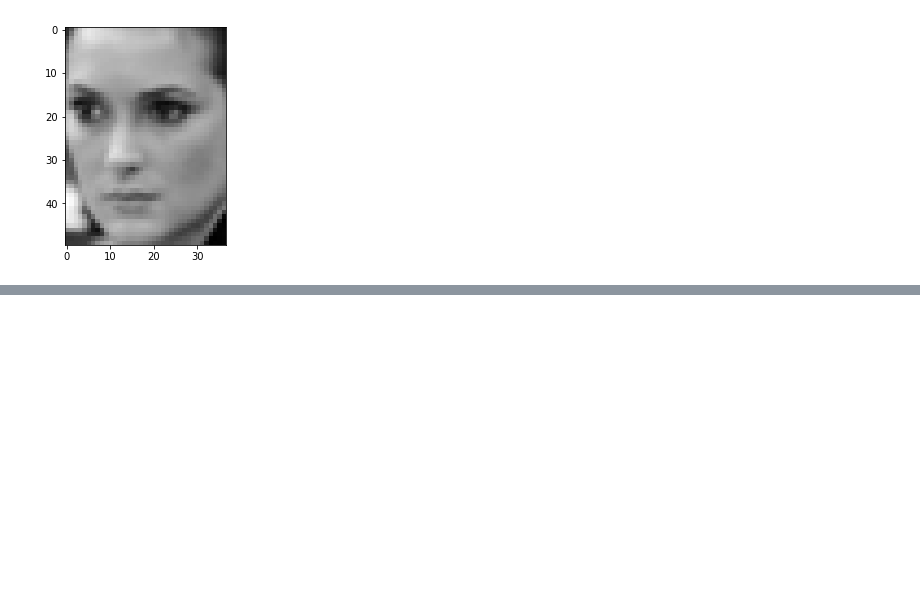
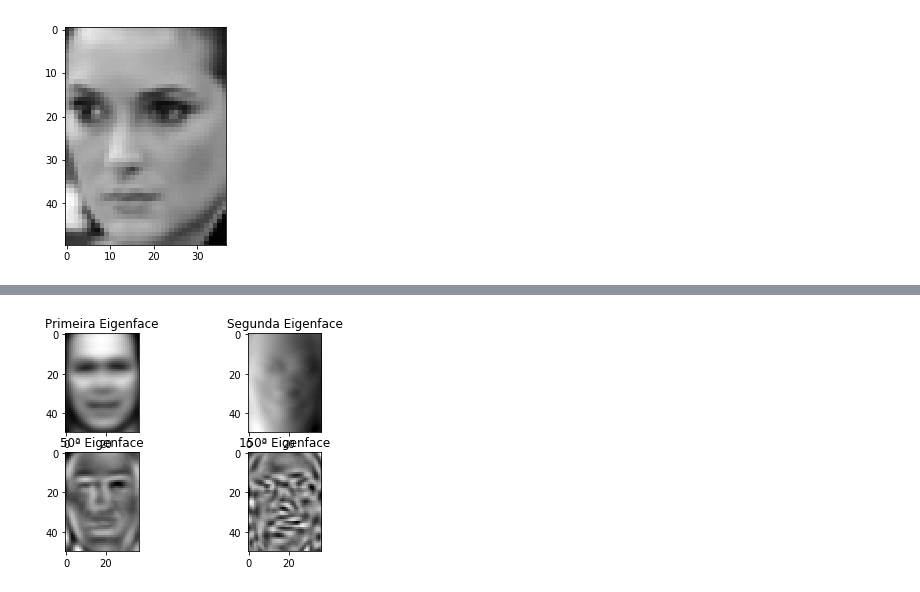
Before and after one commit to Rkanehisa/AlgebraOtimizacaoML, a Jupyter notebook: trabalho_2/trabalho_2.ipynb, the cells around one changed output, grey strips where cells are left out. Saved outputs shown, nothing was run; the diff lists cells and outputs as text; code cells hidden in the pictures; blank space fills up the shorter version.

```diff
--- a/trabalho_2/trabalho_2.ipynb
+++ b/trabalho_2/trabalho_2.ipynb
@@ -149,0 +132,30 @@ Text(0.5, 1.0, 'New Image')
+# %%
+#8 Imprima as imagens das eigenfaces
+
+fig = plt.figure()
+
+#  Primeira Eigenface
+a = fig.add_subplot(2, 2, 1)
+imgplot = plt.imshow(T_vth[0].reshape((50, 37)), cmap="gray")
+a.set_title('Primeira Eigenface')
+
+# Segunda Eigenface
+a = fig.add_subplot(2, 2, 2)
+imgplot = plt.imshow(T_vth[1].reshape((50, 37)), cmap="gray")
+a.set_title('Segunda Eigenface')
+
+# 50ª Eigenface
+a = fig.add_subplot(2, 2, 3)
+imgplot = plt.imshow(T_vth[49].reshape((50, 37)), cmap="gray")
+a.set_title('50ª Eigenface')
+
+# 150ª Eigenface
+a = fig.add_subplot(2, 2, 4)
+imgplot = plt.imshow(T_vth[149].reshape((50, 37)), cmap="gray")
+a.set_title('150ª Eigenface')
+
+
+#Show Image
+plt.show()
+# %% [output]
+[figure, added]
```
Also changed, not shown: parts of 9 cells of this notebook.
